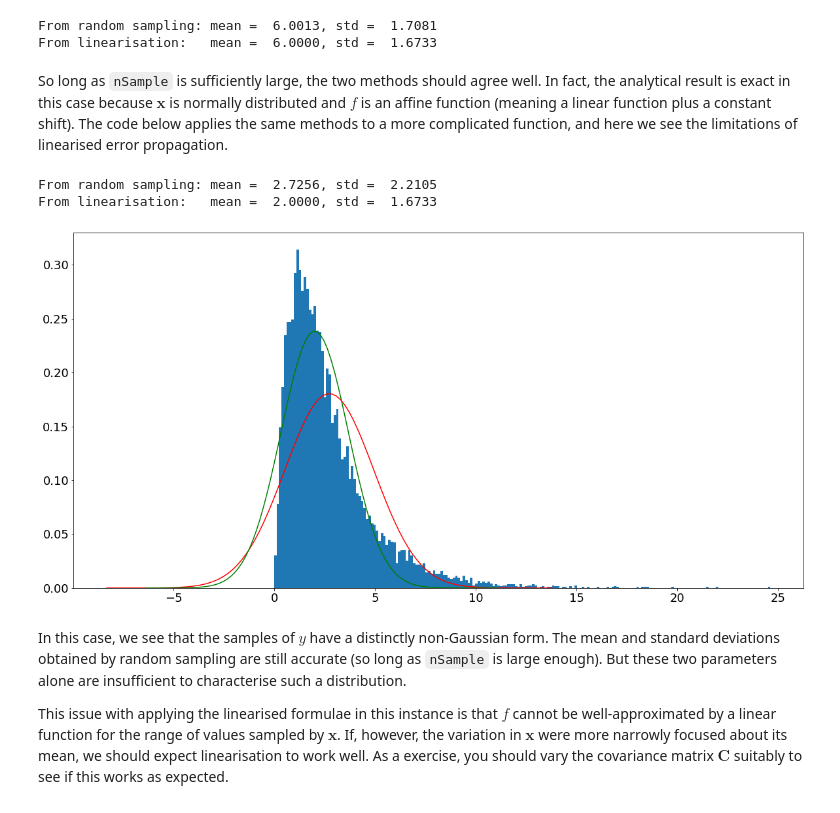
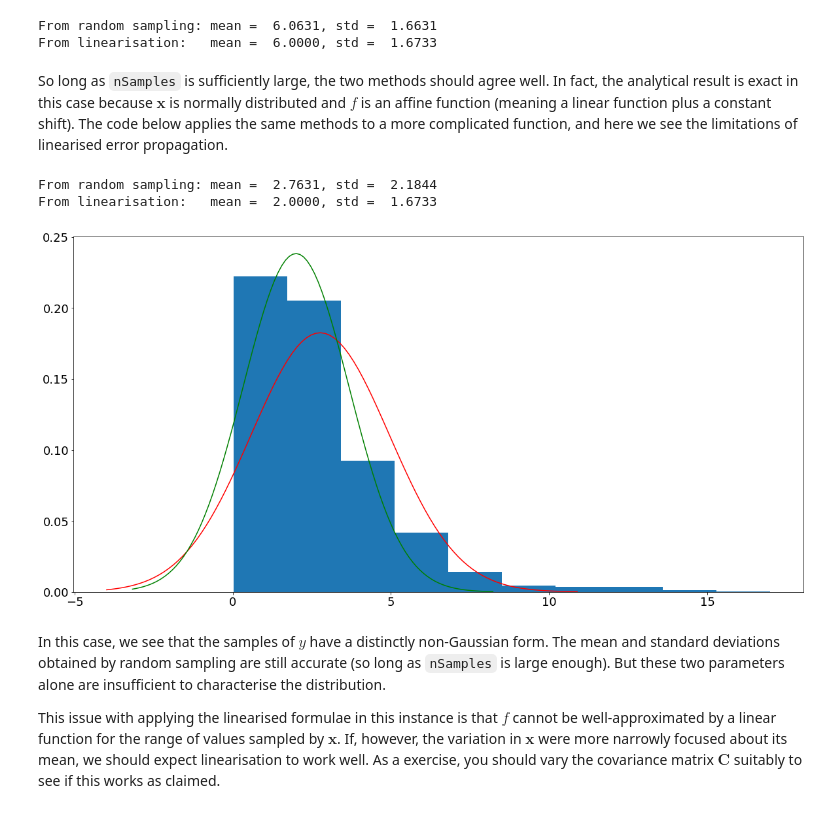
Before and after one commit to da380/PartIIStatistics, a Jupyter notebook: Topic2.ipynb, the cells around one changed output. Drawn from its saved outputs; the diff is of its cells as text; code cells hidden in the pictures.

```diff
--- a/Topic2.ipynb
+++ b/Topic2.ipynb
@@ -29,22 +41,15 @@ xbar = np.array([1,1])
 # Set the covariance
 C = np.array([[0.1, 0.05],[0.05, 0.2]])
 
-
 # Set up the distribution
 X = stats.multivariate_normal(xbar,C)
 
-
 # Draw samples from the distribution and plot them
-nSample = 10000
-samples = X.rvs(nSample)
+nSamples = 1000
+samples = X.rvs(nSamples)
 x1 = samples[:,0]
 x2 = samples[:,1]
 plt.scatter(x1,x2)
-plt.rc('xtick', labelsize=18)
-plt.rc('ytick', labelsize=18)
-font = {'size'   : 20}
-plt.rc('font', **font)
-plt.rcParams['figure.figsize'] = (20, 10)
 plt.axis("equal")
 plt.show()
 # %% [output]
@@ -173,59 +180,54 @@ sigma2 = np.sqrt(np.dot(np.matmul(C,gradient),gradient))
 print("From random sampling: mean = %7.4f, std = %7.4f" % (ybar,sigma))
 print("From linearisation:   mean = %7.4f, std = %7.4f" % (ybar2,sigma2))
 # %% [output]
-From random sampling: mean =  6.0013, std =  1.7081
+From random sampling: mean =  6.0631, std =  1.6631
 From linearisation:   mean =  6.0000, std =  1.6733
 # %% [markdown]
-So long as `nSample` is sufficiently large, the two methods should agree well. In fact, the
+So long as `nSamples` is sufficiently large, the two methods should agree well. In fact, the
 analytical result is exact in this case because $\mathbf{x}$ is normally distributed and $f$
 is an affine function (meaning a linear function plus a constant shift). The code below applies the same methods
 to a more complicated function, and here we see the limitations of linearised error propagation.
 # %%
-# Define the first function
+# Define the a new function
 f = lambda x1,x2 : x1**2 + x2**3
 
 # Evaluate f on the samples and plot a histogram
 fSamples = f(x1,x2)
-bins = int(nSample/50)
-plt.hist(fSamples,bins,density = True)
-
-
+plt.hist(fSamples,density = True)
 
 # compute the mean and std using the sampled values
 ybar = np.average(fSamples)
 sigma = np.std(fSamples)
 
 # plot a normal distribution onto the histogram
-p = stats.norm(loc = ybar, scale = sigma)
-yy = np.linspace(ybar - 5*sigma, ybar + 5*sigma,100)
-pp = p.pdf(yy)
-plt.plot(yy,pp,'r')
+Y = stats.norm(loc = ybar, scale = sigma)
+yy = np.linspace(Y.ppf(0.001),Y.ppf(0.9999),100)
+plt.plot(yy, Y.pdf(yy),'r')
 
 # Define the gradient function in this case
 df = lambda x1,x2 : np.array([2*x1, 3*x2**2])
 
 # compute the mean and std using linearised formulae
 ybar2 = f(xbar[0],xbar[1])
 gradient  = df(xbar[0],xbar[1])
 sigma2 = np.sqrt(np.dot(np.matmul(C,gradient),gradient))
 
 # plot a normal distribution onto the histogram
-p = stats.norm(loc = ybar2, scale = sigma2)
-yy = np.linspace(ybar2 - 5*sigma2, ybar + 5*sigma2,100)
-pp = p.pdf(yy)
-plt.plot(yy,pp,'g')
+Y = stats.norm(loc = ybar2, scale = sigma2)
+yy = np.linspace(Y.ppf(0.001),Y.ppf(0.9999),100)
+plt.plot(yy, Y.pdf(yy),'g')
 
 print("From random sampling: mean = %7.4f, std = %7.4f" % (ybar,sigma))
 print("From linearisation:   mean = %7.4f, std = %7.4f" % (ybar2,sigma2))
 
 
 # plot normal distributions onto the histogram
 plt.show()
 # %% [output]
-From random sampling: mean =  2.7256, std =  2.2105
+From random sampling: mean =  2.7631, std =  2.1844
 From linearisation:   mean =  2.0000, std =  1.6733
-[figure, old version]
+[figure, new version]
 # %% [markdown]
-In this case, we see that the samples of $y$ have a distinctly non-Gaussian form. The mean and standard deviations obtained by random sampling are still accurate (so long as `nSample` is large enough). But these two parameters alone are insufficient to characterise such a distribution.
+In this case, we see that the samples of $y$ have a distinctly non-Gaussian form. The mean and standard deviations obtained by random sampling are still accurate (so long as `nSamples` is large enough). But these two parameters alone are insufficient to characterise the distribution.
 
-This issue with applying the linearised formulae in this instance is that $f$ cannot be well-approximated by a linear function for the range of values sampled by $\mathbf{x}$. If, however, the variation in $\mathbf{x}$ were more narrowly focused about its mean, we should expect linearisation to work well. As a exercise, you should vary the covariance matrix $\mathbf{C}$ suitably to see if this works as expected.
+This issue with applying the linearised formulae in this instance is that $f$ cannot be well-approximated by a linear function for the range of values sampled by $\mathbf{x}$. If, however, the variation in $\mathbf{x}$ were more narrowly focused about its mean, we should expect linearisation to work well. As a exercise, you should vary the covariance matrix $\mathbf{C}$ suitably to see if this works as claimed.
```
Also changed, not shown: parts of 12 cells of this notebook, 3 other files.
